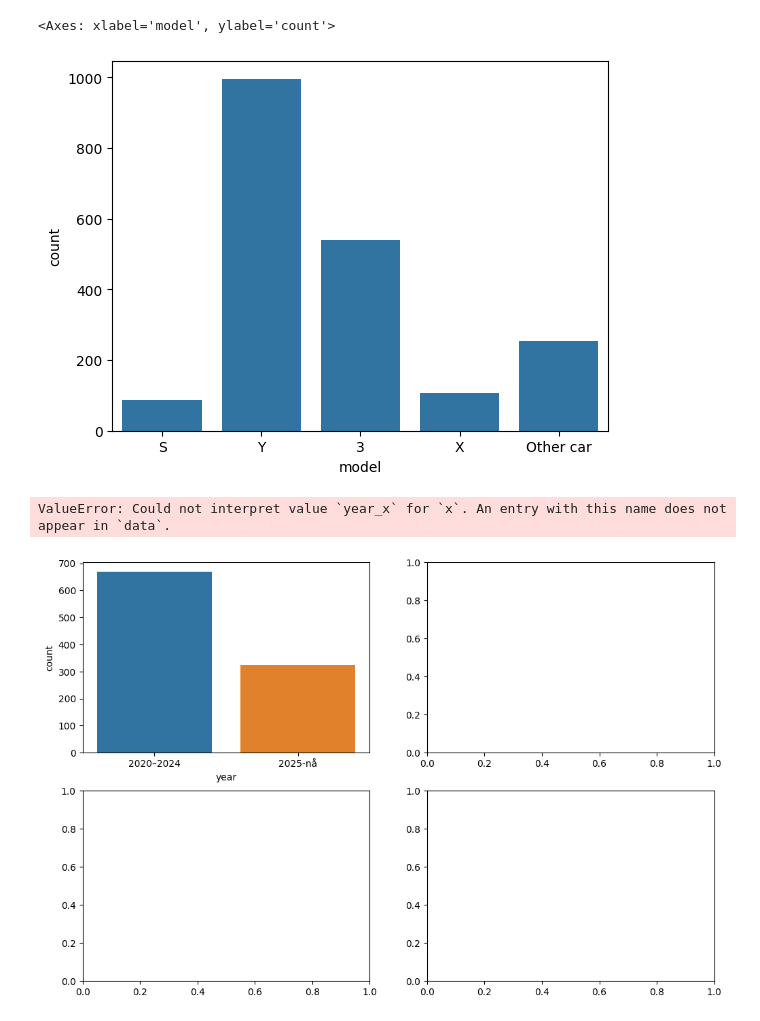
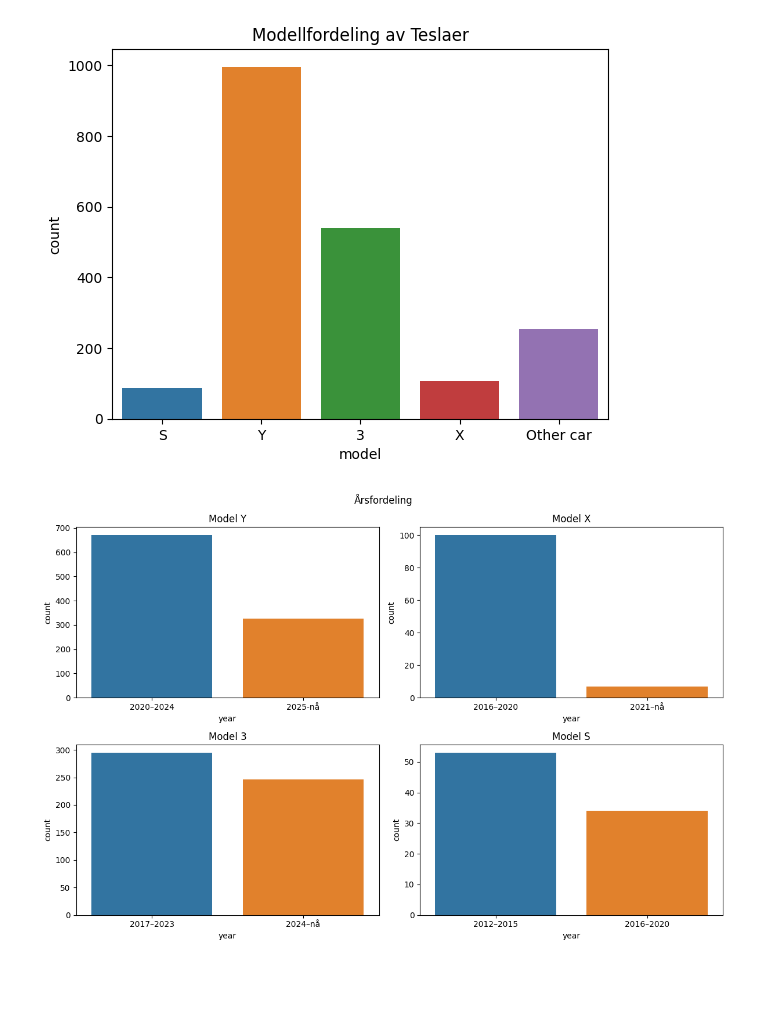
Before and after one commit to jkaste03/visual-vehicle-recognition-varying-lighting-conditions, a Jupyter notebook: notebooks/plot.ipynb, the cells around one changed output. Cells and saved outputs as stored; diff of their text form; code cells hidden in the pictures; blank space fills up the shorter version.

```diff
--- a/notebooks/plot.ipynb
+++ b/notebooks/plot.ipynb
@@ -13,19 +21,25 @@ s = df[df["model"] == "S"]
 # %%
-sns.countplot(data=df, x='model')
+plot = sns.countplot(data=df, x='model', hue='model')
+plot.set_title('Modellfordeling av Teslaer')
+plt.show()
 # %% [output]
-<Axes: xlabel='model', ylabel='count'>
-[figure, old version]
+[figure, new version]
 # %%
 
 fig, axes = plt.subplots(2, 2, figsize=(12, 8))
+fig.suptitle('Årsfordeling')
 
-sns.countplot(x='year', data=y, ax=axes[0, 0], hue="year")
-sns.countplot(x='year', data=x, ax=axes[0, 1], hue="year")
-sns.countplot(x='year', data=e, ax=axes[1, 0], hue="year")
-sns.countplot(x='year', data=s, ax=axes[1, 1], hue="year")
+sns.countplot(x='year', data=y, ax=axes[0, 0], hue='year')
+sns.countplot(x='year', data=x, ax=axes[0, 1], hue= 'year')
+sns.countplot(x='year', data=e, ax=axes[1, 0], hue='year')
+sns.countplot(x='year', data=s, ax=axes[1, 1], hue='year')
+
+axes[0,0].title.set_text('Model Y')
+axes[0,1].title.set_text('Model X')
+axes[1,0].title.set_text('Model 3')
+axes[1,1].title.set_text('Model S')
 
 plt.tight_layout()
 plt.show()
 # %% [output]
-ValueError: Could not interpret value `year_x` for `x`. An entry with this name does not appear in `data`.
-[figure, old version]
+[figure, new version]
```
Also changed, not shown: parts of 7 cells of this notebook.
